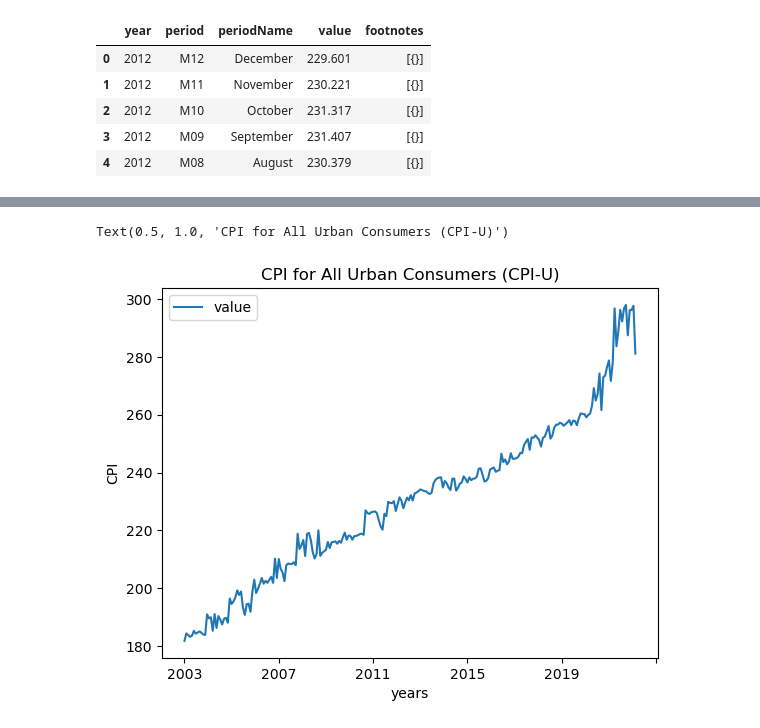
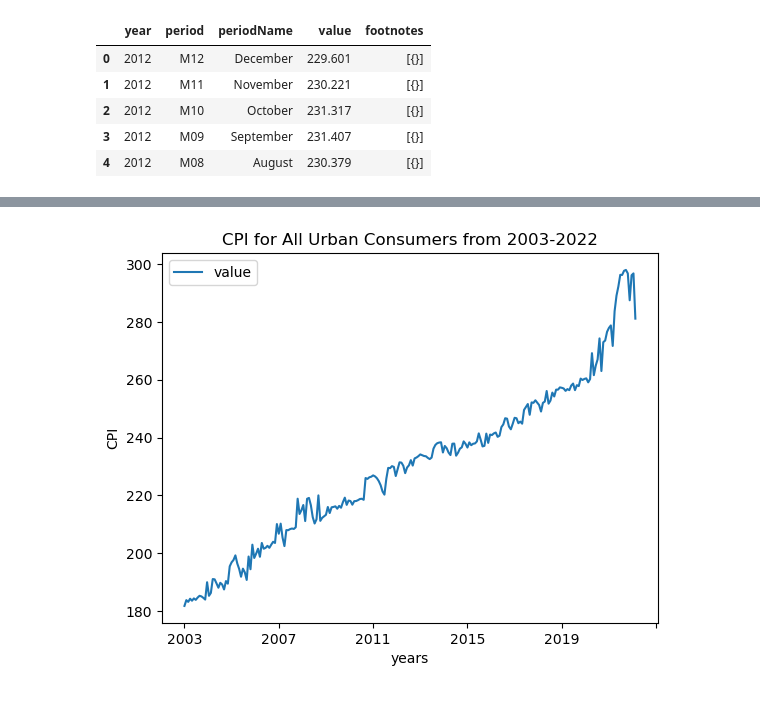
Before and after one commit to PhilipSJLin/Group-Project-1, a Jupyter notebook: BLSPy.ipynb, the cells around one changed output, grey strips where cells are left out. Saved outputs shown, nothing was run; the diff lists cells and outputs as text; code cells hidden in the pictures.

```diff
--- a/BLSPy.ipynb
+++ b/BLSPy.ipynb
@@ -223,9 +226,9 @@ print (merged_dfc)
 # %%
 merged_dfc = merged_dfc.sort_values(by = 'year', ascending= True)
 merged_dfc.plot(x = 'year', y = 'value')
 plt.xlabel('years')
 plt.ylabel('CPI')
-plt.title('CPI for All Urban Consumers (CPI-U)')
+plt.title('CPI for All Urban Consumers from 2003-2022')
+plt.show()
 # %% [output]
-Text(0.5, 1.0, 'CPI for All Urban Consumers (CPI-U)')
-[figure, old version]
+[figure, new version]
```
Also changed, not shown: parts of 7 cells of this notebook, 2 other files.
